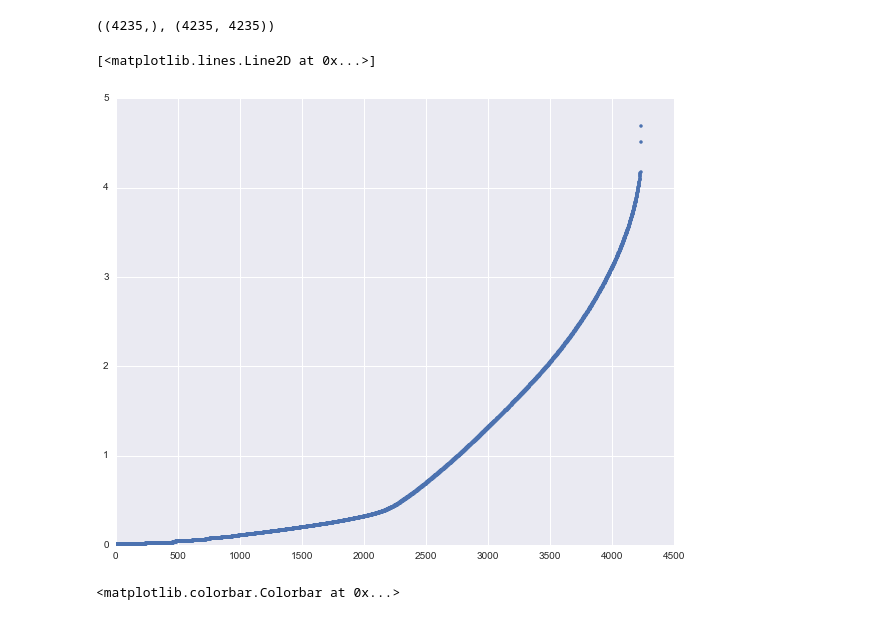
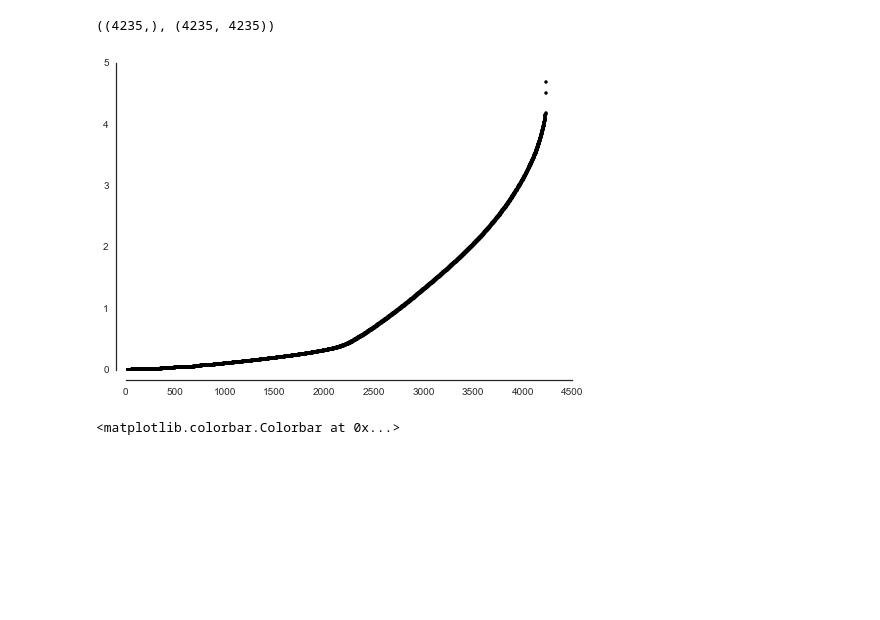
Before and after one commit to baccuslab/deep-retina, a Jupyter notebook: notebooks/STC Analysis-12-4.ipynb, the cells around one changed output. Drawn from its saved outputs; the diff is of its cells as text; code cells hidden in the pictures; blank space fills up the shorter version.

```diff
--- a/notebooks/STC Analysis-12-4.ipynb
+++ b/notebooks/STC Analysis-12-4.ipynb
@@ -49,11 +49,13 @@ u,v = np.linalg.eigh(stc)
 (u.shape, v.shape)
 # %% [output]
 ((4235,), (4235, 4235))
-# %%
-plt.plot(u, '.')
-# %% [output]
-[<matplotlib.lines.Line2D at 0x...>]
-[figure, removed]
+# %%
+plt.plot(u, 'k.')
+plt.tick_params(axis='y', direction='out')
+plt.tick_params(axis='x', direction='out')
+adjust_spines(plt.gca(), ['left', 'bottom'])
+# %% [output]
+[figure, added]
 # %%
 fig = plt.gcf()
 fig.set_size_inches((14,5))
```
Also changed, not shown: parts of 4 cells of this notebook, 2 other files.
